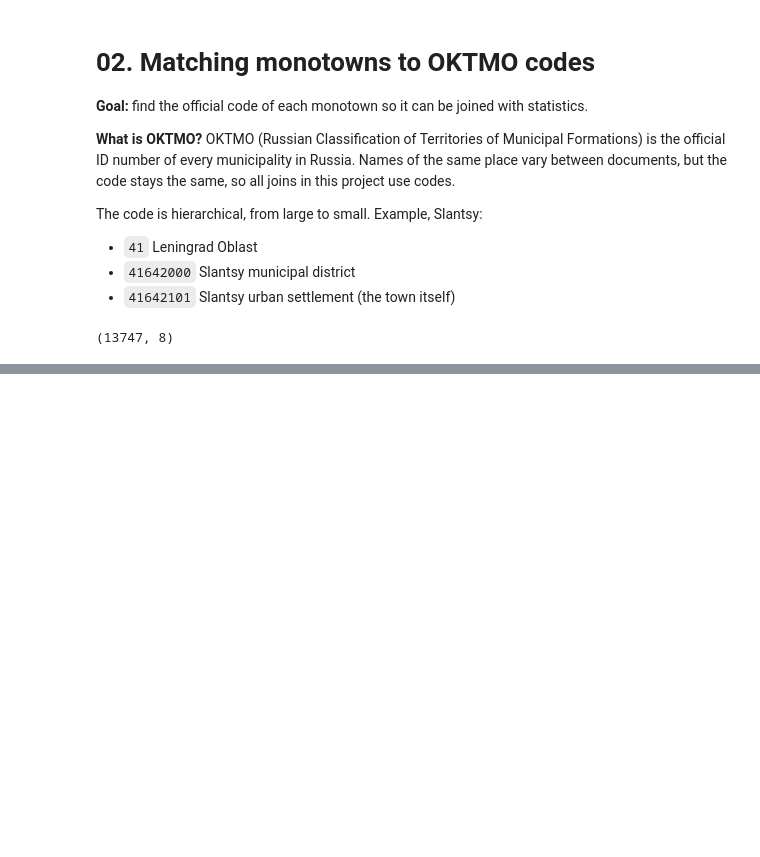
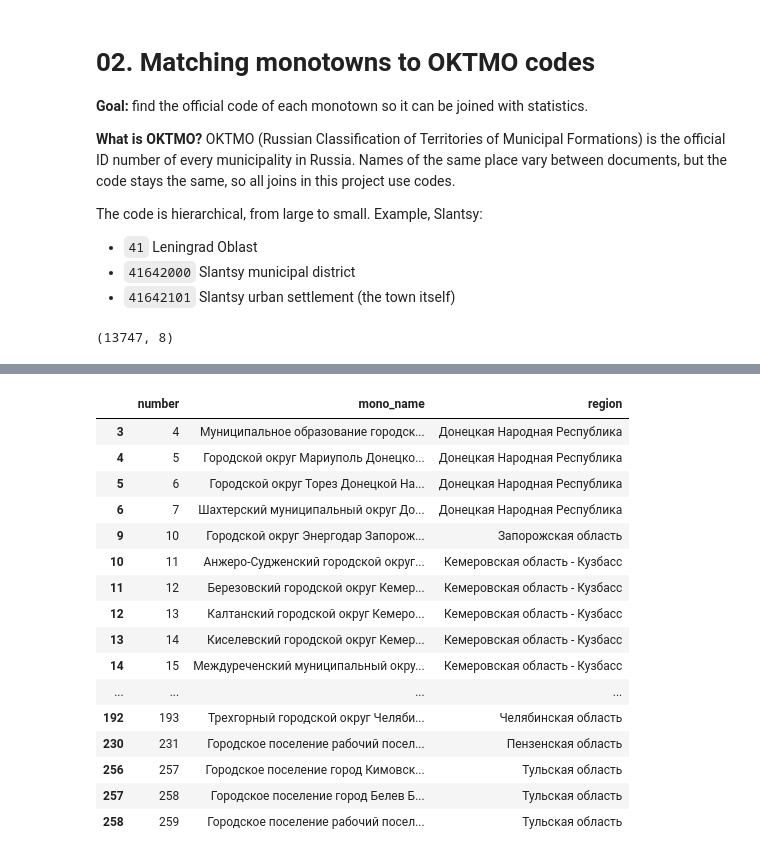
Before and after one commit to evelina-kalugina/-russian-monotowns-typology, a Jupyter notebook: notebooks/02_match_oktmo.ipynb, the cells around one changed output, grey strips where cells are left out. Drawn from its saved outputs; the diff is of its cells as text; code cells hidden in the pictures; blank space fills up the shorter version.

Commit message:
Automatic matching of monotowns to OKTMO codes

```diff
--- a/notebooks/02_match_oktmo.ipynb
+++ b/notebooks/02_match_oktmo.ipynb
@@ -39,0 +45,66 @@ ref[ref["municipality"].str.contains(examples, na=False)][
+# %%
+import re
+
+STOP = {"муниципальное", "образование", "муниципальный", "муниципального", "округ",
+        "район", "района", "городское", "городской", "городского", "поселение",
+        "город", "поселок", "рабочий", "типа", "закрытое", "административно-территориальное",
+        "подведомственной", "территорией", "административным", "центром", "области",
+        "края", "республики", "народной", "автономной", "кузбасса", "поссовет", "улус"}
+
+def clean_words(text):
+    text = re.sub(r"[^а-я\- ]", " ", str(text).lower().replace("ё", "е"))
+    words = [w.strip("-") for w in text.split()]
+    return [w for w in words if w not in STOP and len(w) > 2]
+
+def stem(word):
+    if "-" in word:                      # Усть-Илимск -> "усть-илим"
+        a, b = word.split("-", 1)
+        return a + "-" + b[:4]
+    return word[:5]                      # Сланцевское -> "сланц"
+
+def mono_type(name):
+    n = name.lower()
+    if "поселени" in n or "района" in n or "улус" in n:
+        return "Городское поселение"
+    if "муниципальный округ" in n or "муниципальный район" in n:
+        return "Муниципальный округ"
+    return "Городской округ, городской округ с внутригородским делением"
+
+UPPER = ["Муниципальный округ", "Муниципальный район",
+         "Городской округ, городской округ с внутригородским делением"]
+
+#root of each Rosstat name = root of its longest distinctive word
+ref["stem"] = ref["municipality"].apply(
+    lambda n: stem(max(clean_words(n), key=len)) if clean_words(n) else None)
+
+results = []
+for _, m in mono.iterrows():
+    region_stems = {stem(w) for w in clean_words(m["region"])}
+    words = [w for w in clean_words(m["municipality"]) if stem(w) not in region_stems]
+    text = " ".join(words)
+    target = mono_type(m["municipality"])
+
+    cands = ref[(ref["region_name"] == m["region"]) & ref["stem"].notna()].copy()
+    allowed = ["Городское поселение"] if target == "Городское поселение" else UPPER
+    cands = cands[cands["mun_type"].isin(allowed)]
+    cands["pos"] = cands["stem"].apply(lambda s: text.find(s))
+    cands = cands[cands["pos"] >= 0]
+    cands["type_ok"] = cands["mun_type"] == target
+    cands = cands.sort_values(["type_ok", "pos"], ascending=[False, True])
+
+    best = cands.iloc[0] if len(cands) else None
+    results.append({
+        "number": m["number"],
+        "mono_name": m["municipality"],
+        "region": m["region"],
+        "n_candidates": len(cands),
+        "ref_name": best["municipality"] if best is not None else None,
+        "ref_type": best["mun_type"] if best is not None else None,
+        "oktmo": best["oktmo"] if best is not None else None,
+    })
+
+match = pd.DataFrame(results)
+print("matched:", match["oktmo"].notna().sum(), "of", len(match))
+print("several candidates:", (match["n_candidates"] > 1).sum())
+match[match["oktmo"].isna()][["number", "mono_name", "region"]]
+# %% [output]
@@ -39,0 +113,17 @@ ref[ref["municipality"].str.contains(examples, na=False)][
+|  | number | mono_name | region |
+| 3 | 4 | Муниципальное образование городск... | Донецкая Народная Республика |
+| 4 | 5 | Городской округ Мариуполь Донецко... | Донецкая Народная Республика |
+| 5 | 6 | Городской округ Торез Донецкой На... | Донецкая Народная Республика |
+| 6 | 7 | Шахтерский муниципальный округ До... | Донецкая Народная Республика |
+| 9 | 10 | Городской округ Энергодар Запорож... | Запорожская область |
+| 10 | 11 | Анжеро-Судженский городской округ... | Кемеровская область - Кузбасс |
+| 11 | 12 | Березовский городской округ Кемер... | Кемеровская область - Кузбасс |
+| 12 | 13 | Калтанский городской округ Кемеро... | Кемеровская область - Кузбасс |
+| 13 | 14 | Киселевский городской округ Кемер... | Кемеровская область - Кузбасс |
+| 14 | 15 | Междуреченский муниципальный окру... | Кемеровская область - Кузбасс |
+| ... | ... | ... | ... |
+| 192 | 193 | Трехгорный городской округ Челяби... | Челябинская область |
+| 230 | 231 | Городское поселение рабочий посел... | Пензенская область |
+| 256 | 257 | Городское поселение город Кимовск... | Тульская область |
+| 257 | 258 | Городское поселение город Белев Б... | Тульская область |
+| 258 | 259 | Городское поселение рабочий посел... | Тульская область |
```
Also changed, not shown: parts of 2 cells of this notebook.
